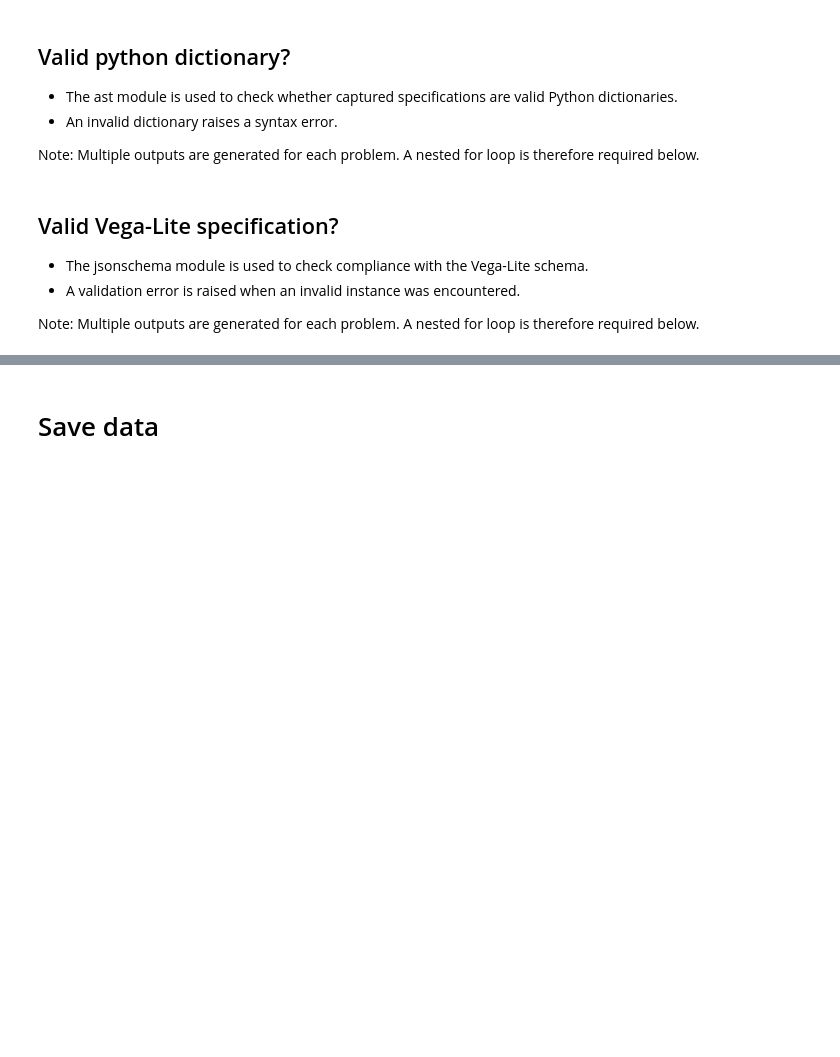
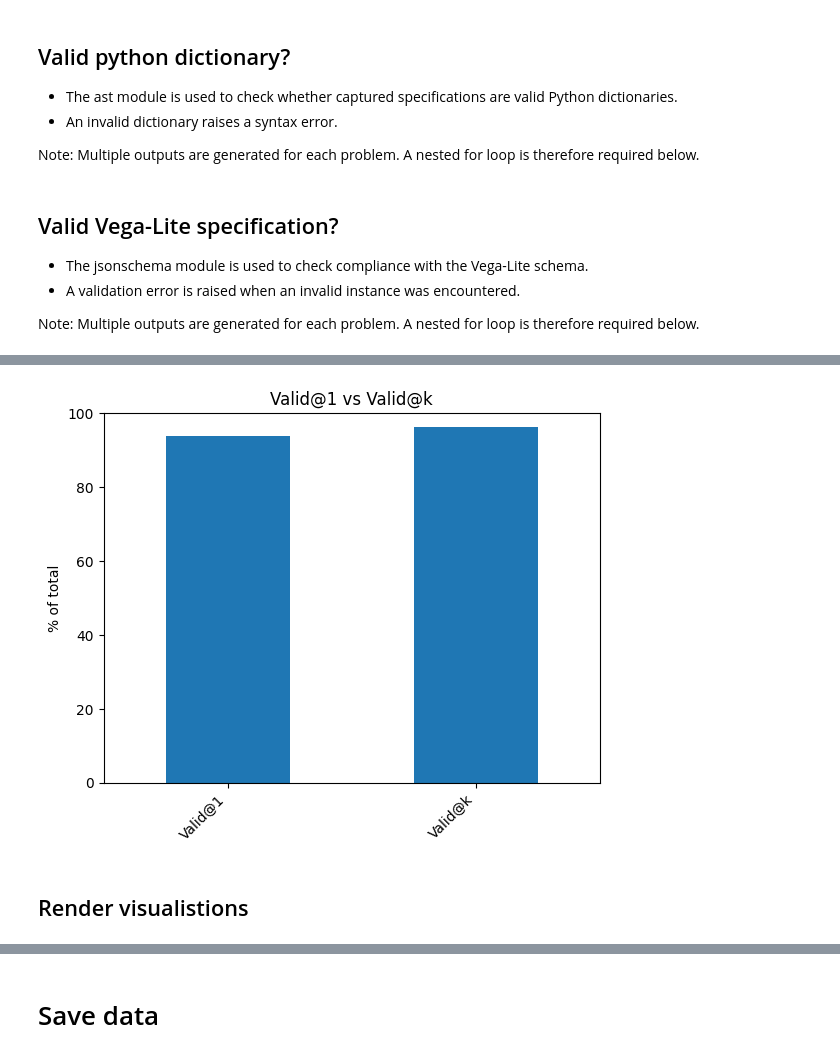
Before and after one commit to earth1987/Generating-Data-Visualisations-from-Natural-Language-Statements, a Jupyter notebook: notebooks/5_validate_outputs.ipynb, the cells around one changed output, grey strips where cells are left out. Cells and saved outputs as stored; diff of their text form; code cells hidden in the pictures; blank space fills up the shorter version.

```diff
--- a/notebooks/5_validate_outputs.ipynb
+++ b/notebooks/5_validate_outputs.ipynb
@@ -279,0 +348,11 @@ model_output.update({"Validated spec":[[validate_json_schema(spec, vega_lite_sch
+# %%
+fig, axes = plt.subplots(nrows=1, ncols=1)
+valid_in_k.plot.bar(ax=axes)
+axes.set_ylim([0, 100])
+axes.set_ylabel('% of total')
+axes.set_xticklabels(labels=valid_in_k.index, rotation=45, ha='right')
+axes.set_title('Valid@1 vs Valid@k');
+# %% [output]
+[figure, added]
+# %% [markdown]
+## Render visualistions
```
Also changed, not shown: parts of 23 cells of this notebook.
